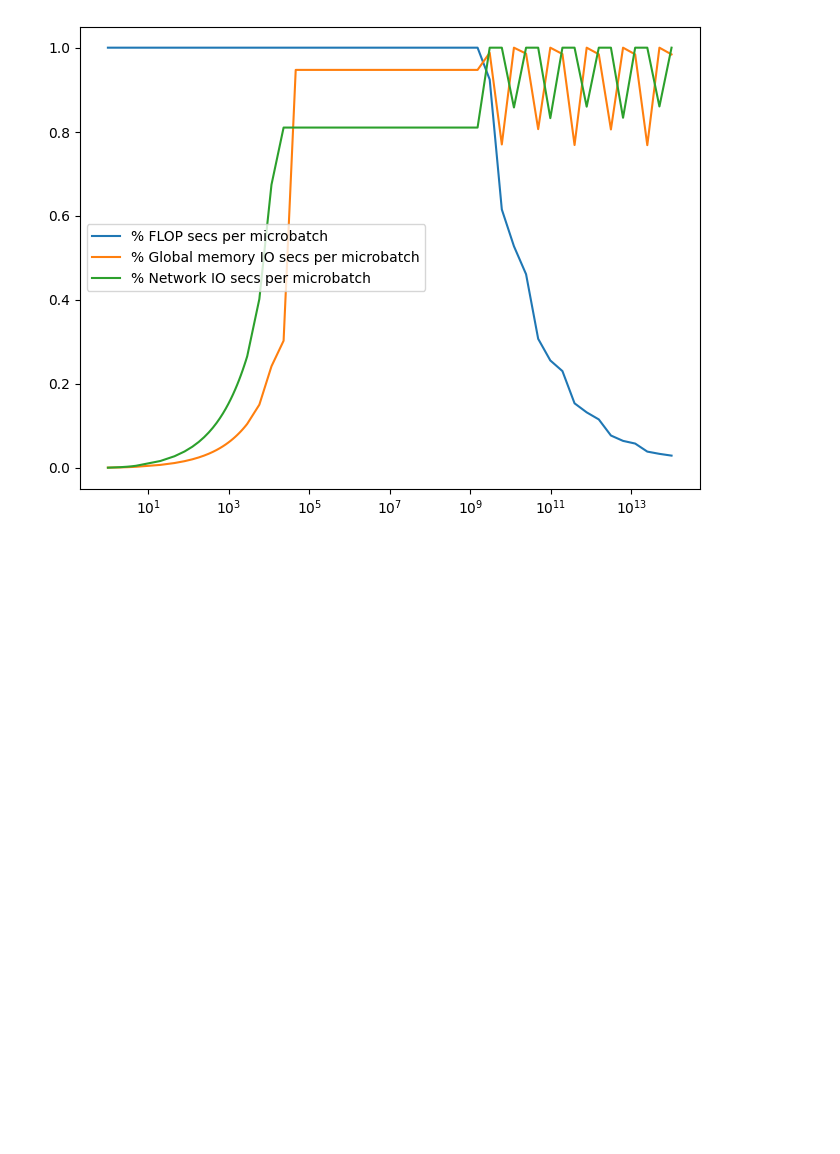
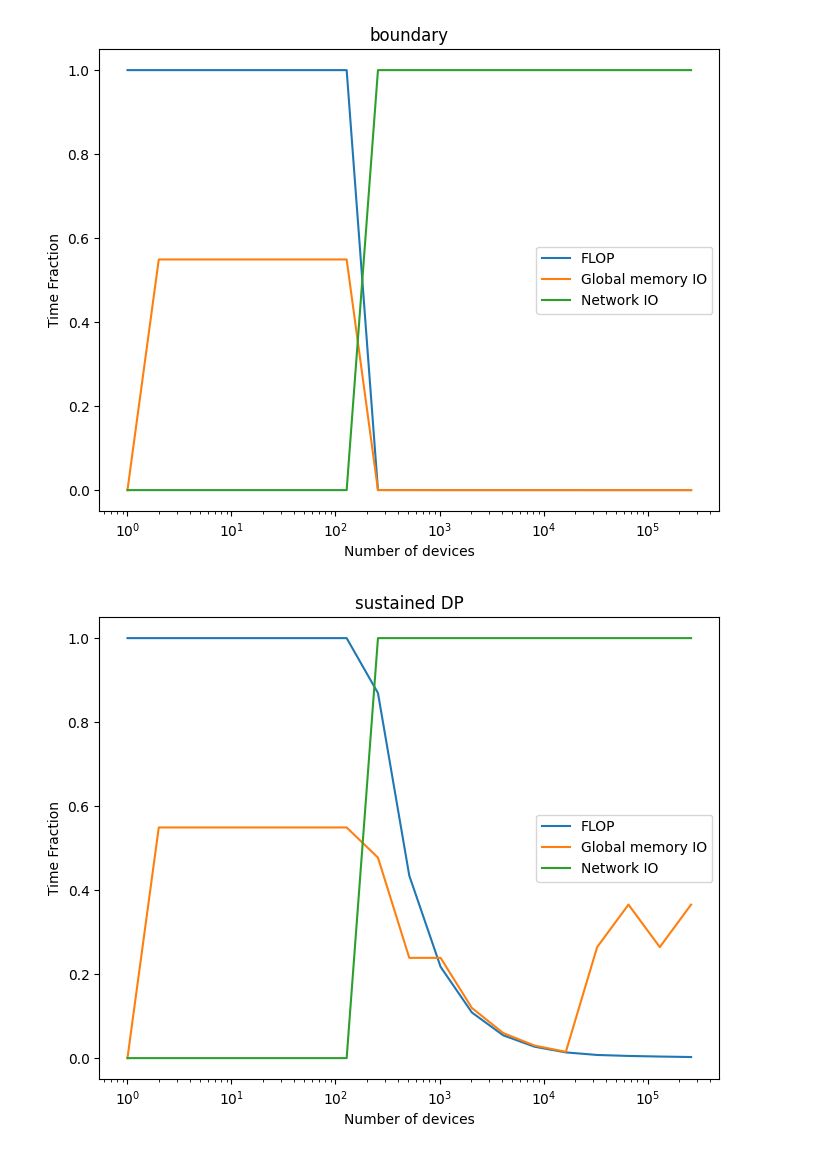
Before and after one commit to davidsj/ml_par_sim, a Jupyter notebook: run_optimizer2.ipynb, the cells around one changed output. Drawn from its saved outputs; the diff is of its cells as text; code cells hidden in the pictures; blank space fills up the shorter version.

```diff
--- a/run_optimizer2.ipynb
+++ b/run_optimizer2.ipynb
@@ -318,14 +329,19 @@ util[training_days[par.n_devices <= 15e6].argmin()]
-# %%
-secs, (flop_secs, global_io_secs, net_io_secs) =\
-                                 device.linear_layer_fwd_bwd_secs(LinearLayer(model.d, model.hidden_factor*model.d, par.tp_residual, par.tp_hidden, par.dp, model.bytewidth),
-                                 model.B/par.n_microbatches_per_batch)
-
-fig, ax = plt.subplots(figsize=(8, 6))
-plt.plot(par.n_devices, flop_secs/secs, label='% FLOP secs per microbatch')
-plt.plot(par.n_devices, global_io_secs/secs, label='% Global memory IO secs per microbatch')
-plt.plot(par.n_devices, net_io_secs/secs, label='% Network IO secs per microbatch')
-plt.legend()
-plt.xscale('log')
-# plt.yscale('log')
-# %% [output]
-[figure, removed]
+# %%
+_, (boundary_step_secs, sustained_dp_secs, sustained_no_dp_secs, pipeline_bubble_secs) = device.model_batch_secs(model, par)
+for name, secs in (('boundary', boundary_step_secs),
+                   ('sustained DP', sustained_dp_secs),
+                   ('sustained no DP', sustained_no_dp_secs)):
+    total_secs = secs.max(axis=0)
+    fig, ax = plt.subplots(figsize=(8, 6))
+    ax.set_title(name)
+    ax.set_xlabel('Number of devices')
+    ax.set_ylabel('Time Fraction')
+    with np.errstate(divide='ignore', invalid='ignore'):
+        ax.plot(par.n_devices, secs[0]/total_secs, label='FLOP')
+        ax.plot(par.n_devices, secs[1]/total_secs, label='Global memory IO')
+        ax.plot(par.n_devices, secs[2]/total_secs, label='Network IO')
+    ax.legend()
+    ax.set_xscale('log')
+# %% [output]
+[figure, added]
+[figure, added]
```
Also changed, not shown: parts of 5 cells of this notebook.
